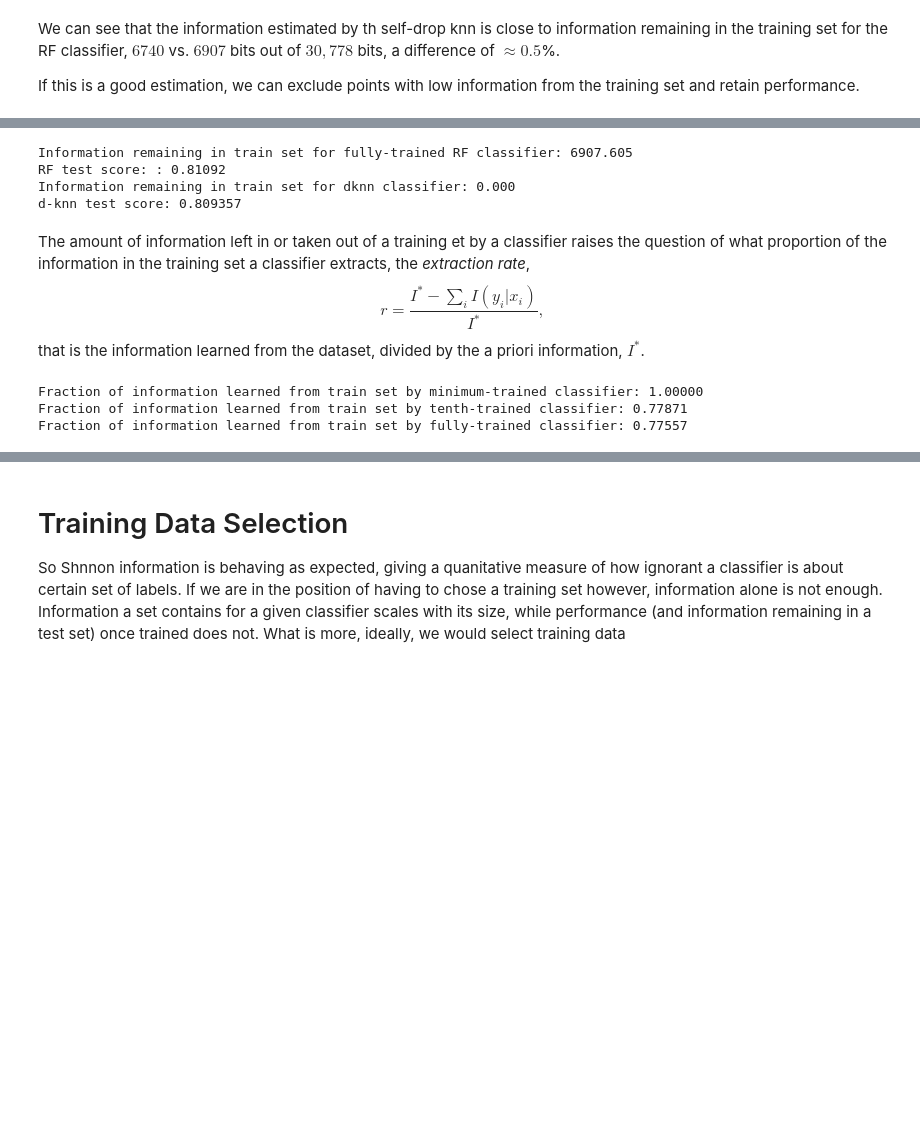
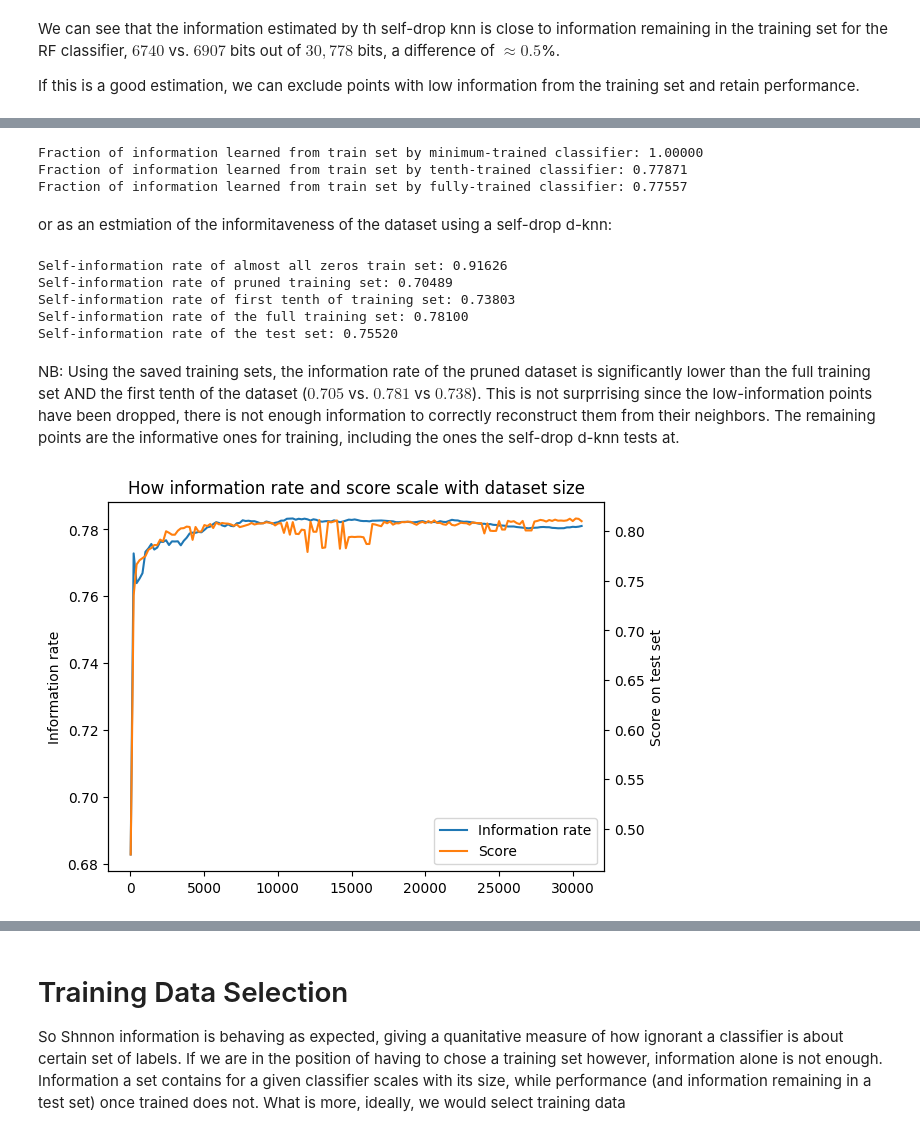
Before and after one commit to jseaward-phd/better-than-vibes, a Jupyter notebook: demo.ipynb, the cells around one changed output, grey strips where cells are left out. Saved outputs shown, nothing was run; the diff lists cells and outputs as text; code cells hidden in the pictures; blank space fills up the shorter version.

```diff
--- a/demo.ipynb
+++ b/demo.ipynb
@@ -250,22 +261,3 @@ Now we have a few tools to examine and compare data sets:
-# %%
-clf_knn = btv.core.fit_dknn_toXy(X_train,y_train)
-knn_trained_info = btv.core.prediction_info(y_train, clf_knn.predict_proba(X_train)).sum()
-dknn_score = clf_knn.score(X_test,y_test)
-print(
-    f"Information remaining in train set for fully-trained RF classifier: {full_trained_train_info:.3f}"
-)
-print(f"RF test score: : {full_train_score:0.5f}")
-print(
-    f"Information remaining in train set for dknn classifier: {knn_trained_info:.3f}"
-)
-print(f"d-knn test score: {dknn_score:f}")
-# %% [output]
-Information remaining in train set for fully-trained RF classifier: 6907.605
-RF test score: : 0.81092
-Information remaining in train set for dknn classifier: 0.000
-d-knn test score: 0.809357
-# %% [markdown]
-The amount of information left in or taken out of a training et by a classifier raises the question of what proportion of the information in the training set a classifier extracts, the *extraction rate*, $$r = \frac{I^* - \sum_iI(y_i|x_i)}{I^*},$$ that is the information learned from the dataset, divided by the a priori information, $I^*$.
 # %%
 full_trained_train_info_rate = btv.core.model_extraction_rate(clf, X_train, y_train)
 tenth_trained_train_info_rate = btv.core.model_extraction_rate(
@@ -286,3 +278,64 @@ print(
 Fraction of information learned from train set by minimum-trained classifier: 1.00000
 Fraction of information learned from train set by tenth-trained classifier: 0.77871
 Fraction of information learned from train set by fully-trained classifier: 0.77557
+# %% [markdown]
+or as an estmiation of the informitaveness of the dataset using a self-drop d-knn:
+# %%
+almost_all_zero_info_rate = btv.core.estimate_rateVSchance(
+    X_train[idx_0splus1], y_train[idx_0splus1]
+)
+pruned_train_info_rate = btv.core.estimate_rateVSchance(
+    X_train[idx_0pruned], y_train[idx_0pruned]
+)
+tenth_train_info_rate = btv.core.estimate_rateVSchance(
+    X_train[: len(y_train) // 10], y_train[: len(y_train) // 10]
+)
+full_train_info_rate = btv.core.estimate_rateVSchance(X_train, y_train)
+test_info_rate = btv.core.estimate_rateVSchance(X_test, y_test)
+
+
+print(
+    f"Self-information rate of almost all zeros train set: {almost_all_zero_info_rate:.5f}"
+)
+print(f"Self-information rate of pruned training set: {pruned_train_info_rate:.5f}")
+print(
+    f"Self-information rate of first tenth of training set: {tenth_train_info_rate:.5f}"
+)
+print(f"Self-information rate of the full training set: {full_train_info_rate:.5f}")
+print(f"Self-information rate of the test set: {test_info_rate:.5f}")
+# %% [output]
+Self-information rate of almost all zeros train set: 0.91626
+Self-information rate of pruned training set: 0.70489
+Self-information rate of first tenth of training set: 0.73803
+Self-information rate of the full training set: 0.78100
+Self-information rate of the test set: 0.75520
+# %% [markdown]
+NB: Using the saved training sets, the information rate of the pruned dataset is significantly lower than the full training set AND the first tenth of the dataset ($0.705$ vs. $0.781$ vs $0.738$). This is not surprrising since the low-information points have been dropped, there is not enough information to correctly reconstruct them from their neighbors. The remaining points are the informative ones for training, including the ones the self-drop d-knn tests at.
+# %%
+# How informaation rate scales with dataset size
+from tqdm import trange
+
+clf_knn = btv.core.fit_dknn_toXy(X_train,y_train,self_exclude=True)
+info_rate= []
+scores=[]
+start = X_train.shape[1]*2 # set to twice the number of features to cut off very small set like X_min
+for i in trange(start,len(y_train),200):
+    info_rate.append(btv.core.estimate_rateVSchance(X_train[:i],y_train[:i], clf_knn))
+    clf.fit(X_train[:i],y_train[:i])
+    scores.append(clf.score(X_test,y_test))
+
+rate_line = plt.plot(np.arange(start,len(y_train),200), info_rate, label ='Information rate')
+ax1 = plt.gca()
+ax1.set_ylabel("Information rate")
+ax2 = ax1.twinx()
+score_line = ax2.plot(np.arange(start,len(y_train),200), scores, color= 'tab:orange', label = 'Score')
+ax2.set_ylabel('Score on test set')
+plt.title("How information rate and score scale with dataset size")
+plt.xlabel("Size of dataset [number of samples]")
+
+lines = rate_line + score_line
+lbls = [x.get_label() for x in lines]
+plt.legend(lines, lbls)
+plt.show()
+# %% [output]
+[figure, added]
```
Also changed, not shown: parts of 12 cells of this notebook, 6 other files.
